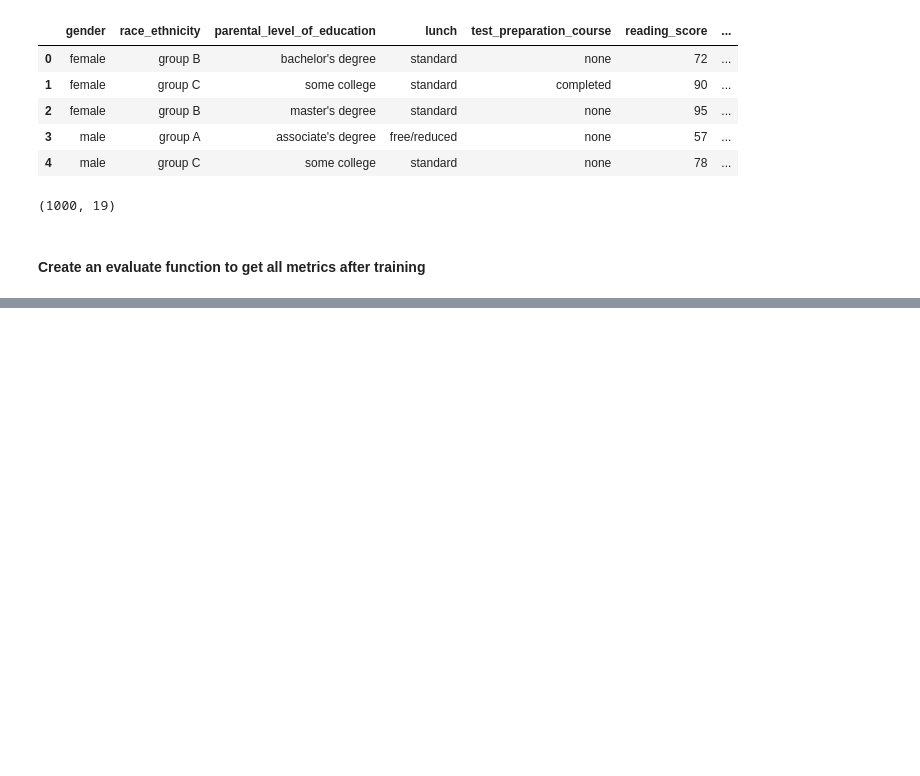
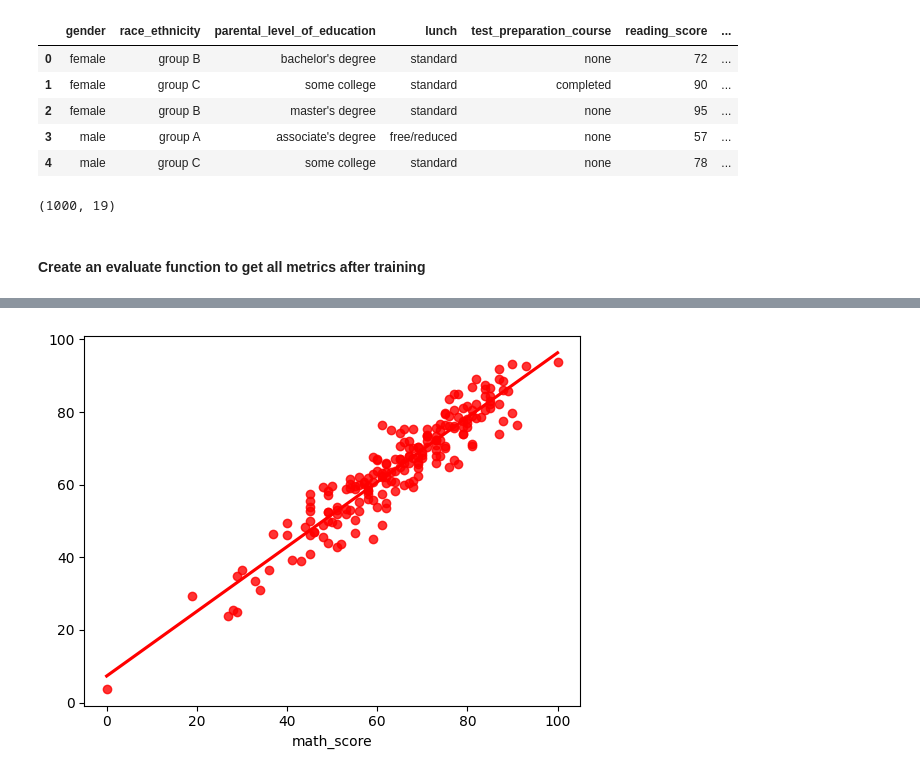
Before and after one commit to sharadhi-urs/ML-project, a Jupyter notebook: notebook/MODEL TRAINING.ipynb, the cells around one changed output, grey strips where cells are left out. Saved outputs shown, nothing was run; the diff lists cells and outputs as text; code cells hidden in the pictures; blank space fills up the shorter version.

```diff
--- a/notebook/MODEL TRAINING.ipynb
+++ b/notebook/MODEL TRAINING.ipynb
@@ -126,0 +178,4 @@ for i in range(len(list(models))):
+# %%
+sns.regplot(x=y_test,y=y_pred,ci=None,color ='red');
+# %% [output]
+[figure, added]
```
Also changed, not shown: parts of 9 cells of this notebook, 9 other files.
